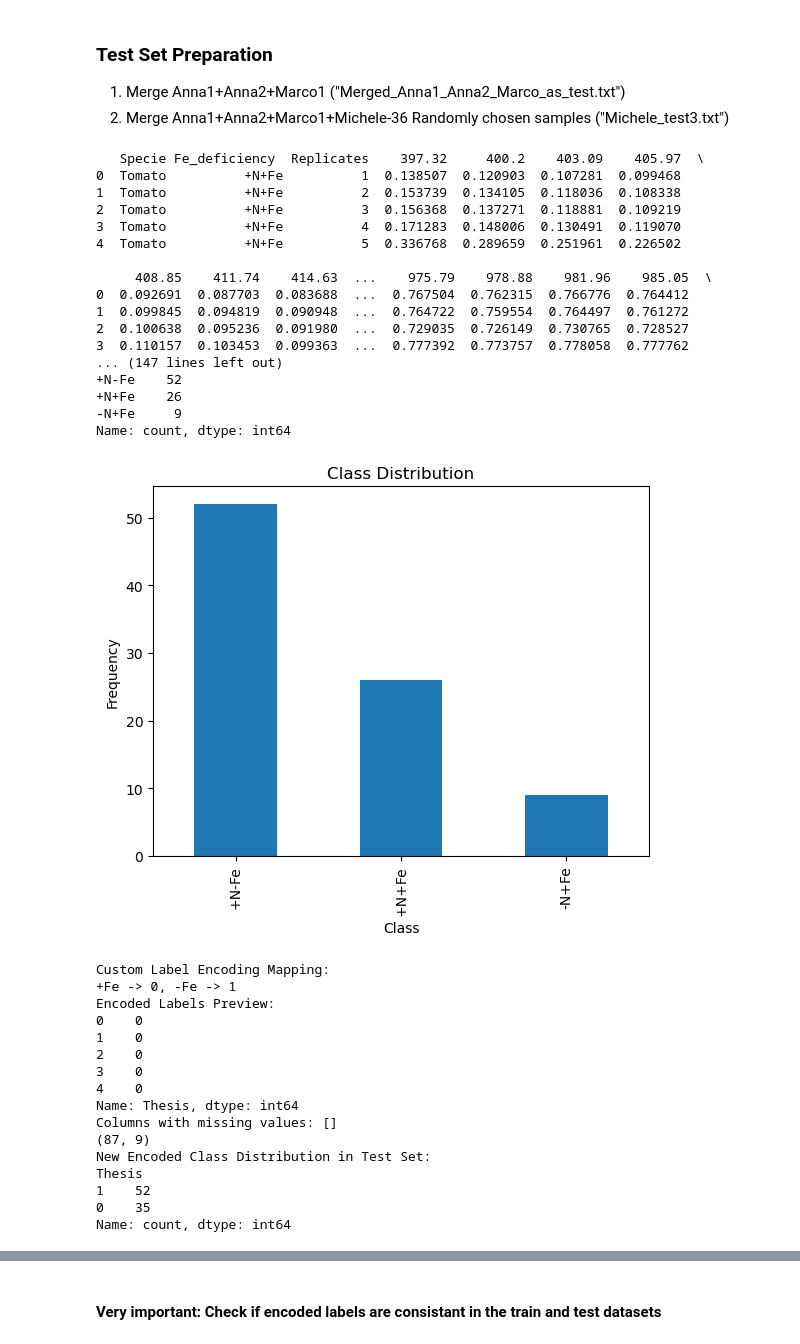
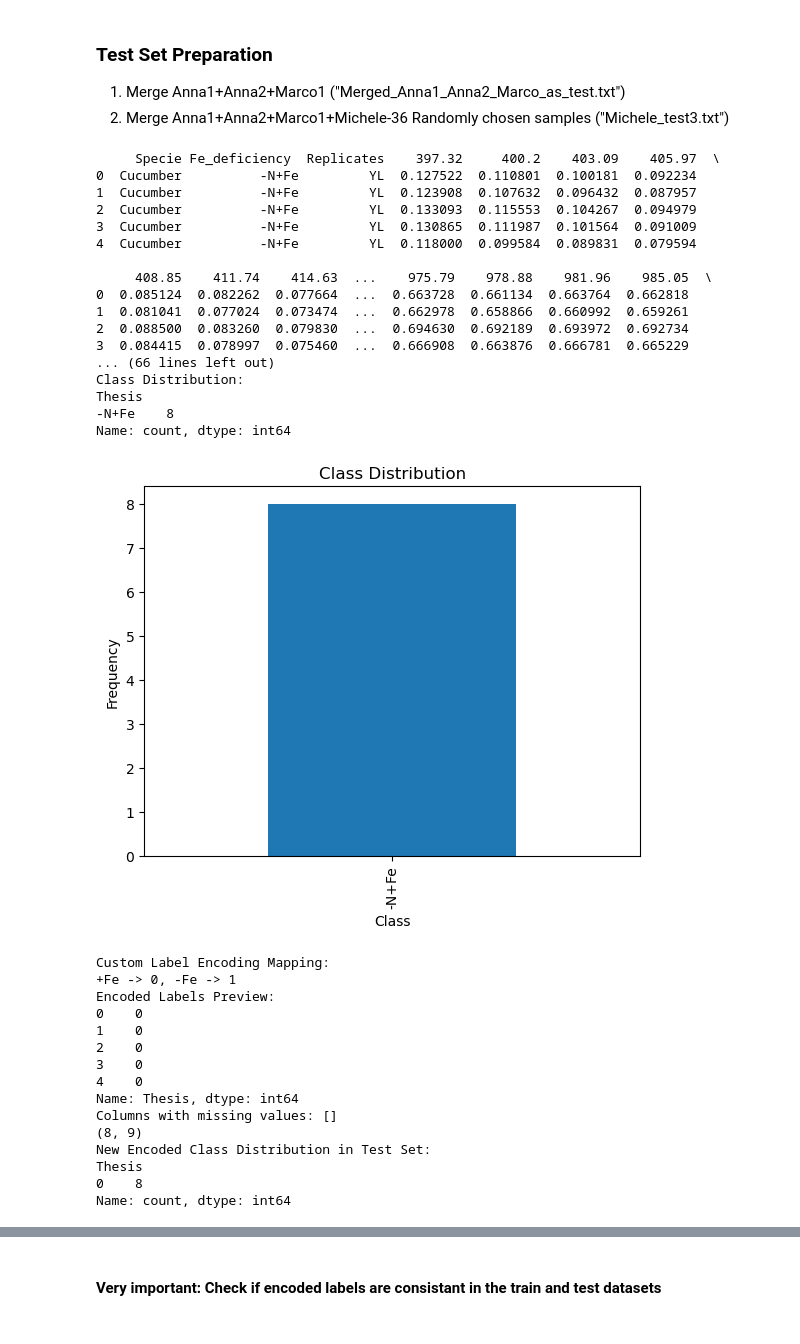
Before and after one commit to hsnvnd/Plant_Lab_Tasks, a Jupyter notebook: Hyperspectral_FeDeficiency_BiClassification/Hyperspectral_FeDeficiency_BiClassification_IndexCreation.ipynb, the cells around one changed output, grey strips where cells are left out. Drawn from its saved outputs; the diff is of its cells as text; code cells hidden in the pictures.

```diff
--- a/Hyperspectral_FeDeficiency_BiClassification/Hyperspectral_FeDeficiency_BiClassification_IndexCreation.ipynb
+++ b/Hyperspectral_FeDeficiency_BiClassification/Hyperspectral_FeDeficiency_BiClassification_IndexCreation.ipynb
@@ -127,7 +127,7 @@ data = data.drop(columns=['Leaf'])
 ## select only important Wavelengths introduced by SHAP, comment "reduced-related" codes, and also "X = data.iloc[]" above  for these states
     ### Phase 1's wavelenghs ###
 # For Merged Dataset, All Features, LogisticRegression
-desired_columns = ['X714.55', 'X717.54', 'X711.56', 'X720.54', 'X708.57', 'X723.53', 'X726.53', 'X729.53', 'X819.95']
+# desired_columns = ['X714.55', 'X717.54', 'X711.56', 'X720.54', 'X708.57', 'X723.53', 'X726.53', 'X729.53', 'X819.95']
 # For Merged Dataset, Some Features, Logistic Regression ---> not useful
 # desired_columns = ['X714.55', 'X753.55', 'X717.54', 'X756.56', 'X711.56', 'X708.57', 'X705.57', 'X720.54', 'X807.84']
 # For Merged Dataset, All Features, Random Forest
@@ -136,7 +136,7 @@ desired_columns = ['X714.55', 'X717.54', 'X711.56', 'X720.54', 'X708.57', 'X723.
 # desired_columns = ['X711.56', 'X717.54', 'X708.57', 'X539.75', 'X545.62', 'X702.58', 'X648.95', 'X554.43','X563.24']
     ### Phase 2's wavelenghs ### --> using a new train set that has been augmented with 36 RANDOMLY-added features ###
 # LogisticRegression
-# desired_columns =['X723.53','X720.54','X726.53','X501.72','X504.64', 'X929.68', 'X507.56', 'X498.80', 'X449.35']
+desired_columns =['X723.53','X720.54','X726.53','X501.72','X504.64', 'X929.68', 'X507.56', 'X498.80', 'X449.35']
 # Random Forest
 # desired_columns = ['X702.58', 'X699.60', 'X714.55', 'X705.57', 'X525.10', 'X708.57','X696.61', 'X711.56','X569.12']
 
@@ -309,8 +309,9 @@ Number of features with 0.0 importance: 0
 # read only Anna3's rows, the Barely crop
 # test_df = pd.read_csv('Merged_Anna1_Anna2_Marco1_RandomMichele_Anna3Specim.txt', delimiter='\t').iloc[list(range(103, 112)) + list(range(121, len(pd.read_csv('Merged_Anna1_Anna2_Marco1_RandomMichele_Anna3Specim.txt', delimiter='\t'))))]
 # read Anna1+Anna2+Michele's rows, the Tomato crop
-test_df = pd.read_csv('Merged_Anna1_Anna2_Marco1_RandomMichele_Anna3Specim.txt', delimiter='\t').iloc[list(range(0,78)) + list(range(94, 103))]
-
+# test_df = pd.read_csv('Merged_Anna1_Anna2_Marco1_RandomMichele_Anna3Specim.txt', delimiter='\t').iloc[list(range(0,78)) + list(range(94, 103))]
+# read only Michele's "Cucumber" rows
+test_df = pd.read_csv('Merged_Anna1_Anna2_Marco1_RandomMichele_Anna3Specim.txt', delimiter='\t', skiprows=range(1, 87), nrows=8)
 
 # check if correct rows are read
 print (test_df.head())
@@ -344,7 +345,7 @@ print(test_df.head())
 #### SHAP FEATURES EXTRACTED WHEN TRIMMED WAVELENGTHS WERE CONSIDERED ####
 # 😎😎😎😎😎😎 new line, 3) select only important Wavelengths introduced by SHAP, Remove "reduced-related" codes for these states
     ### Phase 1's wavelenghs ###
-desired_columns1 = ['714.55', '717.54', '711.56', '720.54', '708.57', '723.53', '726.53', '729.53', '819.95']
+# desired_columns1 = ['714.55', '717.54', '711.56', '720.54', '708.57', '723.53', '726.53', '729.53', '819.95']
 # For Merged Dataset, Some Features, Logistic Regression ---> not useful
 # desired_columns1 = ['714.55', '753.55', '717.54', '756.56', '711.56', '708.57', '705.57', '720.54', '807.84']
 #For Merged Dataset, All Features, Random Forest
@@ -353,7 +354,7 @@ desired_columns1 = ['714.55', '717.54', '711.56', '720.54', '708.57', '723.53',
 # desired_columns = ['711.56', '717.54', '708.57', '539.75', '545.62', '702.58', '648.95', '554.43','563.24']
     ### Phase 2's wavelenghs ### --> using a new train set that has been augmented with 36 RANDOMLY-added features ###
 # LogisticRegression
-# desired_columns1 =['723.53','720.54','726.53','501.72','504.64', '929.68', '507.56', '498.8', '449.35']
+desired_columns1 =['723.53','720.54','726.53','501.72','504.64', '929.68', '507.56', '498.8', '449.35']
 # Random Forest
 # desired_columns1 = ['702.58', '699.6', '714.55', '705.57', '525.1', '708.57','696.61', '711.56','569.12']
 
@@ -406,48 +407,48 @@ print(f"Columns with missing values: {test_df.columns[test_df.isnull().any()].to
 
 # Remove zero importance features from X_te
 # X_reduced_te = X_te.drop(columns=zero_importance_features)
 # feature_names_reduced = X_reduced_te.columns.tolist()
 # print("\nX_reduced_te.shape is ", X_reduced_te.shape)
 # print("\nX_reduced_te names.shape is ", len(feature_names_reduced))
 # Scale the feature/columns values
 scaler = StandardScaler()
 # X_scaled_te = scaler.fit_transform(X_reduced_te)
 X_scaled_te = scaler.fit_transform(X_te)
 print(X_scaled_te.shape)
 
 
 # Check the encoded distribution
 encoded_distribution_train = y_te.value_counts()
 # Print the distribution
 print("New Encoded Class Distribution in Test Set:")
 print(encoded_distribution_train)
 
 # Visualize the encoded class distribution
 plt.figure(figsize=(8, 5))
 encoded_distribution_train.plot(kind='bar')
 plt.title('New Encoded Class Distribution in Test Set (0: +Fe, 1: -Fe)')
 plt.xlabel('Encoded Class')
 plt.ylabel('Frequency')
 plt.show()
 # %% [output]
-   Specie Fe_deficiency  Replicates    397.32     400.2    403.09    405.97  \
-0  Tomato          +N+Fe          1  0.138507  0.120903  0.107281  0.099468
-1  Tomato          +N+Fe          2  0.153739  0.134105  0.118036  0.108338
-2  Tomato          +N+Fe          3  0.156368  0.137271  0.118881  0.109219
-3  Tomato          +N+Fe          4  0.171283  0.148006  0.130491  0.119070
-4  Tomato          +N+Fe          5  0.336768  0.289659  0.251961  0.226502
+     Specie Fe_deficiency  Replicates    397.32     400.2    403.09    405.97  \
+0  Cucumber          -N+Fe         YL  0.127522  0.110801  0.100181  0.092234
+1  Cucumber          -N+Fe         YL  0.123908  0.107632  0.096432  0.087957
+2  Cucumber          -N+Fe         YL  0.133093  0.115553  0.104267  0.094979
+3  Cucumber          -N+Fe         YL  0.130865  0.111987  0.101564  0.091009
+4  Cucumber          -N+Fe         YL  0.118000  0.099584  0.089831  0.079594
 
      408.85    411.74    414.63  ...    975.79    978.88    981.96    985.05  \
-0  0.092691  0.087703  0.083688  ...  0.767504  0.762315  0.766776  0.764412
-1  0.099845  0.094819  0.090948  ...  0.764722  0.759554  0.764497  0.761272
-2  0.100638  0.095236  0.091980  ...  0.729035  0.726149  0.730765  0.728527
-3  0.110157  0.103453  0.099363  ...  0.777392  0.773757  0.778058  0.777762
-... (147 lines left out)
-+N-Fe    52
-+N+Fe    26
--N+Fe     9
+0  0.085124  0.082262  0.077664  ...  0.663728  0.661134  0.663764  0.662818
+1  0.081041  0.077024  0.073474  ...  0.662978  0.658866  0.660992  0.659261
+2  0.088500  0.083260  0.079830  ...  0.694630  0.692189  0.693972  0.692734
+3  0.084415  0.078997  0.075460  ...  0.666908  0.663876  0.666781  0.665229
+... (66 lines left out)
+Class Distribution:
+Thesis
+-N+Fe    8
 Name: count, dtype: int64
-[figure, old version]
+[figure, new version]
 Custom Label Encoding Mapping:
 +Fe -> 0, -Fe -> 1
 Encoded Labels Preview:
@@ -458,9 +459,8 @@ Encoded Labels Preview:
 4    0
 Name: Thesis, dtype: int64
 Columns with missing values: []
-(87, 9)
+(8, 9)
 New Encoded Class Distribution in Test Set:
 Thesis
-1    52
-0    35
+0    8
 Name: count, dtype: int64
```
Also changed, not shown: parts of 6 cells of this notebook, 1 other file.
